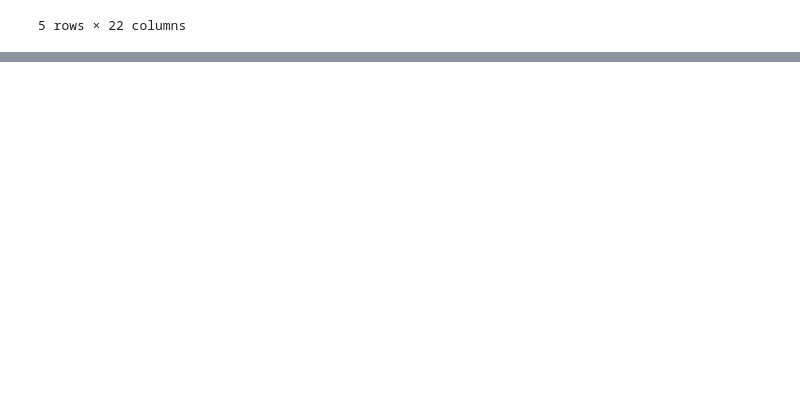
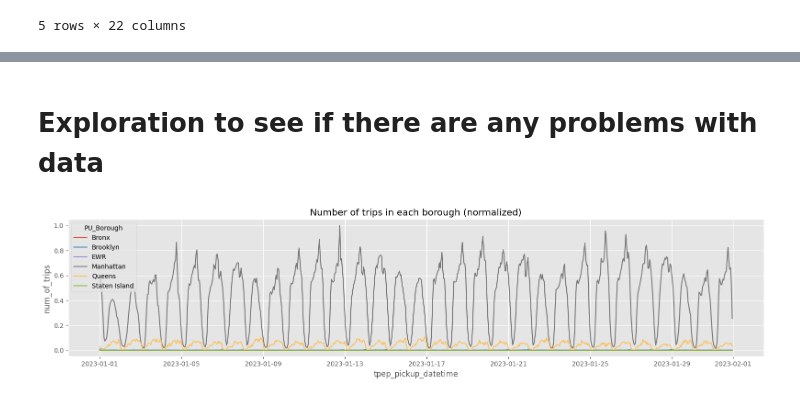
Before and after one commit to CptQuak/taxi, a Jupyter notebook: modeling/number_of_trips.ipynb, the cells around one changed output, grey strips where cells are left out. Drawn from its saved outputs; the diff is of its cells as text; code cells hidden in the pictures; blank space fills up the shorter version.

```diff
--- a/modeling/number_of_trips.ipynb
+++ b/modeling/number_of_trips.ipynb
@@ -67,0 +37,26 @@ Name: PU_Borough, Length: 2834578, dtype: object
+# %%
+def sin_cos_transformation(df, column, period):
+    value = 2*np.pi*df[column]/period
+    features = {
+        f'sin_{column}': lambda x: np.sin(value),
+        f'cos_{column}': lambda x: np.cos(value),
+    }
+    return df.assign(**features)
+
+df_grouped = (
+    df
+    # counting number of trips per hour in each district
+    .groupby([
+        pd.Grouper(key='tpep_pickup_datetime', axis=0, freq='H'),
+        'PU_Borough',
+    ])
+    .size().reset_index().rename(columns={0: 'num_of_trips'})
+    # feature engineering, adding columns that represent the cyclic behaviour of hours and days of week
+    .assign(
+        hour=lambda x: x['tpep_pickup_datetime'].dt.hour,
+        day_of_week=lambda x: x['tpep_pickup_datetime'].dt.day_of_week,
+    )
+    .pipe(sin_cos_transformation, column='hour', period=24)
+    .pipe(sin_cos_transformation, column='day_of_week', period=7)
+)
+df_grouped
@@ -67,0 +77,20 @@ Name: PU_Borough, Length: 2834578, dtype: object
+# %% [markdown]
+# Exploration to see if there are any problems with data
+# %%
+transformers = ColumnTransformer([
+    ('pass', 'passthrough', ['tpep_pickup_datetime', 'PU_Borough']),
+    ('min_max_scaling', MinMaxScaler(), ['num_of_trips']),
+], verbose_feature_names_out=False)
+transformers.set_output(transform='pandas')
+
+pipe = Pipeline([
+    ('transformers', transformers)
+])
+
+
+fig, ax = plt.subplots(1, 1, figsize=(16, 4))
+sns.lineplot(pipe.fit_transform(df_grouped), x='tpep_pickup_datetime', y='num_of_trips', hue='PU_Borough', ax=ax)
+ax.set_title('Number of trips in each borough (normalized)')
+fig.tight_layout()
+# %% [output]
+[figure, added]
```
Also changed, not shown: parts of 10 cells of this notebook.
